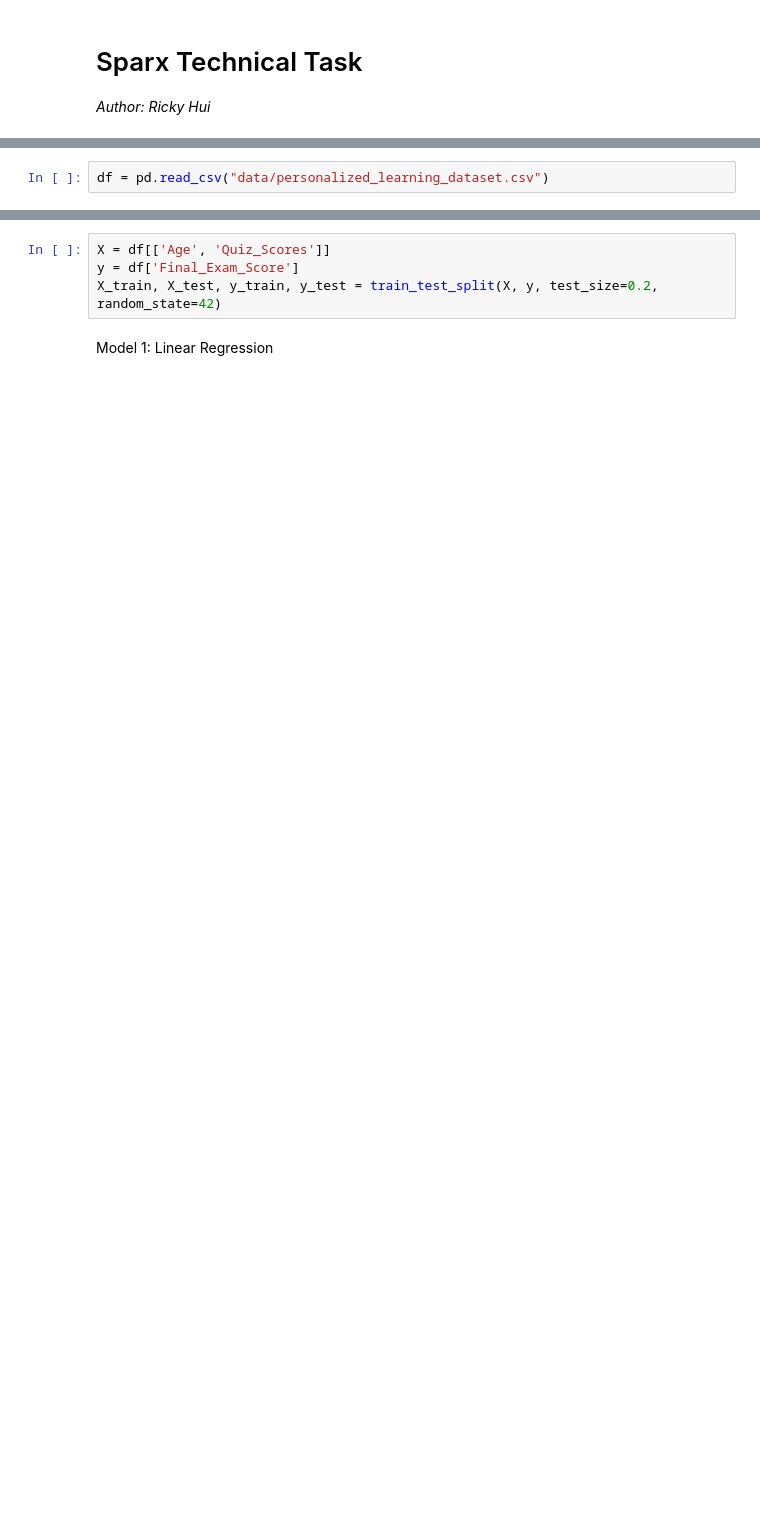
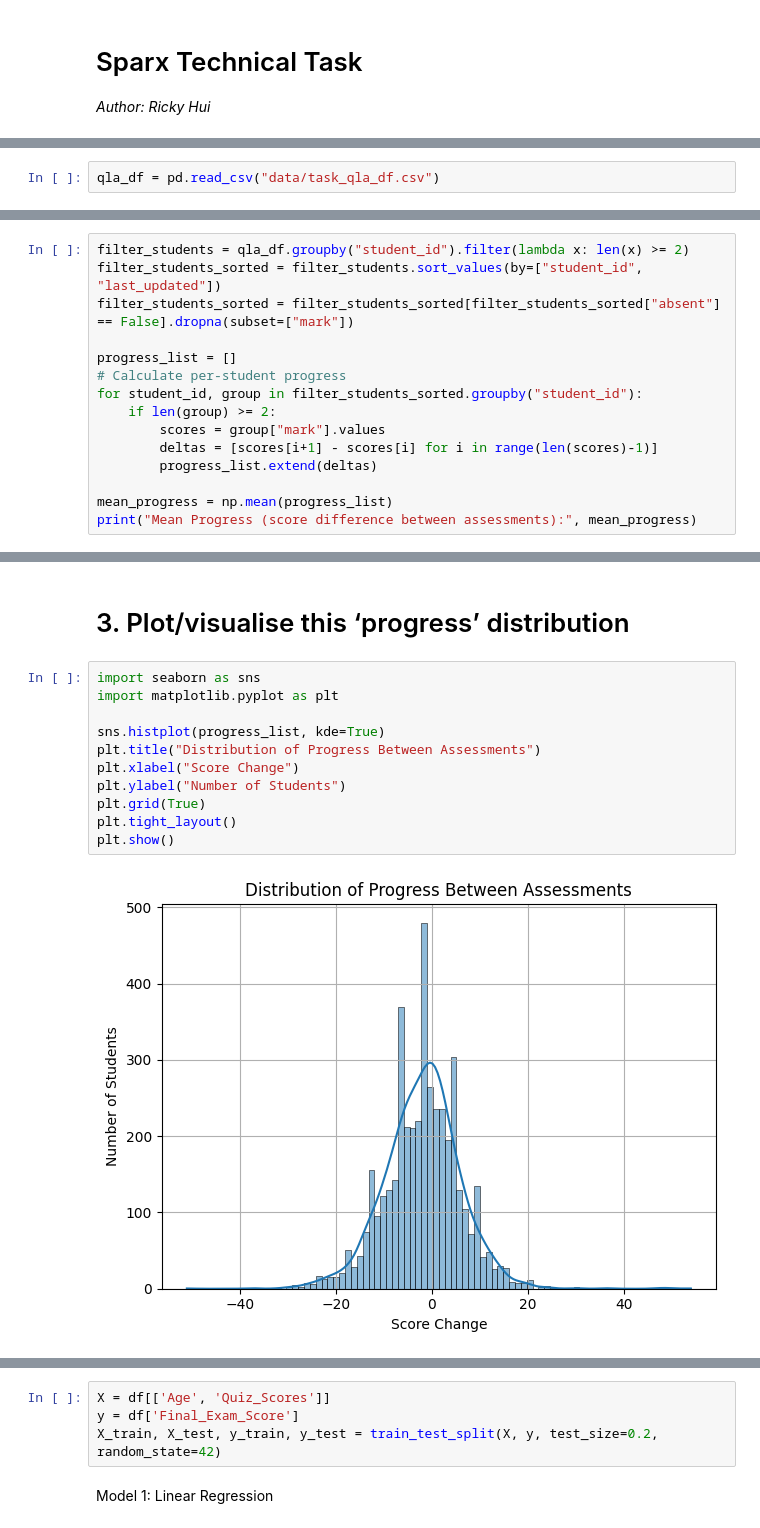
Before and after one commit to rickyhui28/sparx-technical-task, a Jupyter notebook: analysis.ipynb, the cells around one changed output, grey strips where cells are left out. Drawn from its saved outputs; the diff is of its cells as text; blank space fills up the shorter version.

```diff
--- a/analysis.ipynb
+++ b/analysis.ipynb
@@ -22,2 +26,2 @@ from helpers import clean_data, summary_statistics, plot_correlation_matrix, plo
 # %%
-df = pd.read_csv("data/personalized_learning_dataset.csv")
+qla_df = pd.read_csv("data/task_qla_df.csv")
@@ -43,0 +96,15 @@ plot_distributions(df, ["Age"])
+# %%
+filter_students = qla_df.groupby("student_id").filter(lambda x: len(x) >= 2)
+filter_students_sorted = filter_students.sort_values(by=["student_id", "last_updated"])
+filter_students_sorted = filter_students_sorted[filter_students_sorted["absent"] == False].dropna(subset=["mark"])
+
+progress_list = []
+# Calculate per-student progress
+for student_id, group in filter_students_sorted.groupby("student_id"):
+    if len(group) >= 2:
+        scores = group["mark"].values
+        deltas = [scores[i+1] - scores[i] for i in range(len(scores)-1)]
+        progress_list.extend(deltas)
+
+mean_progress = np.mean(progress_list)
+print("Mean Progress (score difference between assessments):", mean_progress)
@@ -43,0 +115,15 @@ plot_distributions(df, ["Age"])
+# %% [markdown]
+# 3. Plot/visualise this ‘progress’ distribution
+# %%
+import seaborn as sns
+import matplotlib.pyplot as plt
+
+sns.histplot(progress_list, kde=True)
+plt.title("Distribution of Progress Between Assessments")
+plt.xlabel("Score Change")
+plt.ylabel("Number of Students")
+plt.grid(True)
+plt.tight_layout()
+plt.show()
+# %% [output]
+[figure, added]
```
Also changed, not shown: parts of 55 cells of this notebook, 5 other files.
